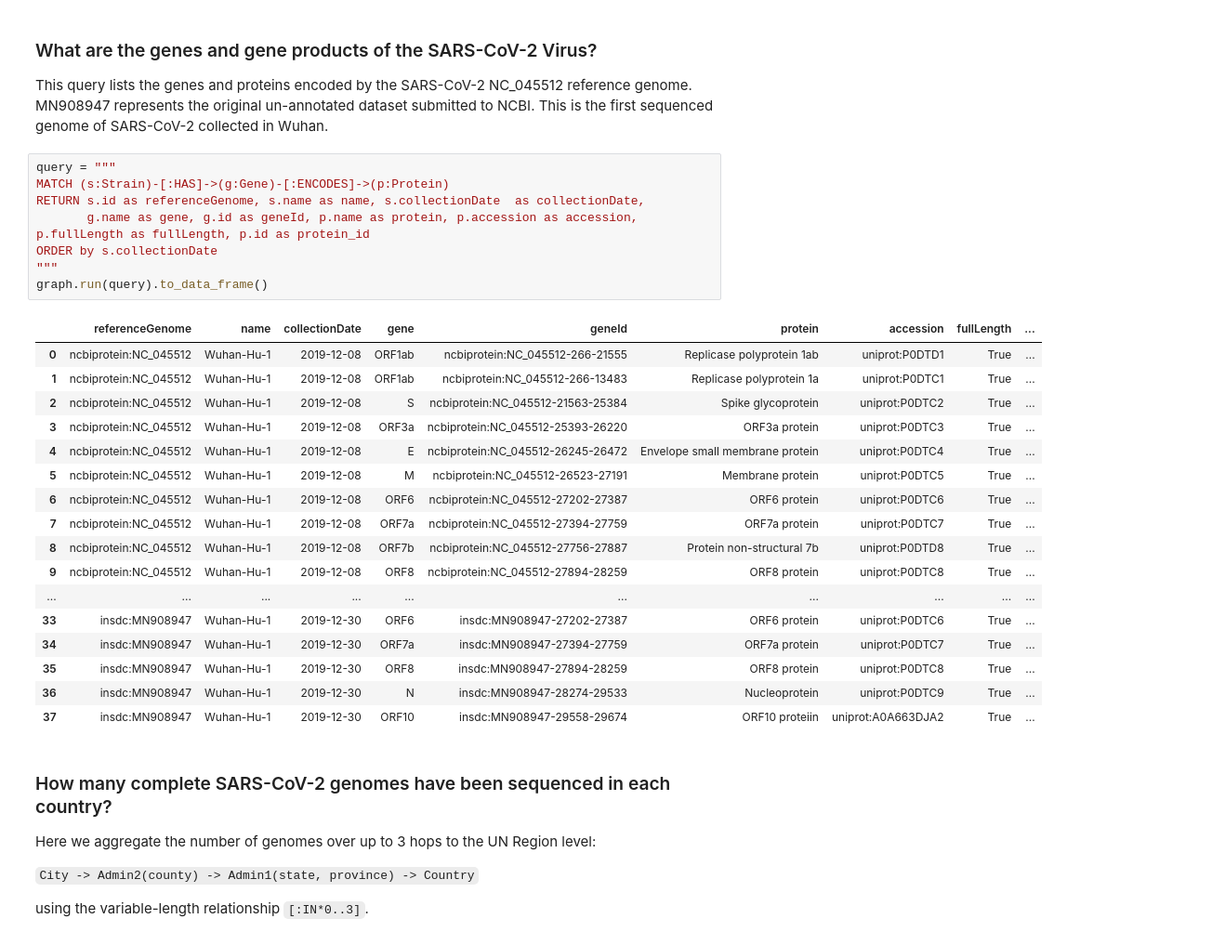
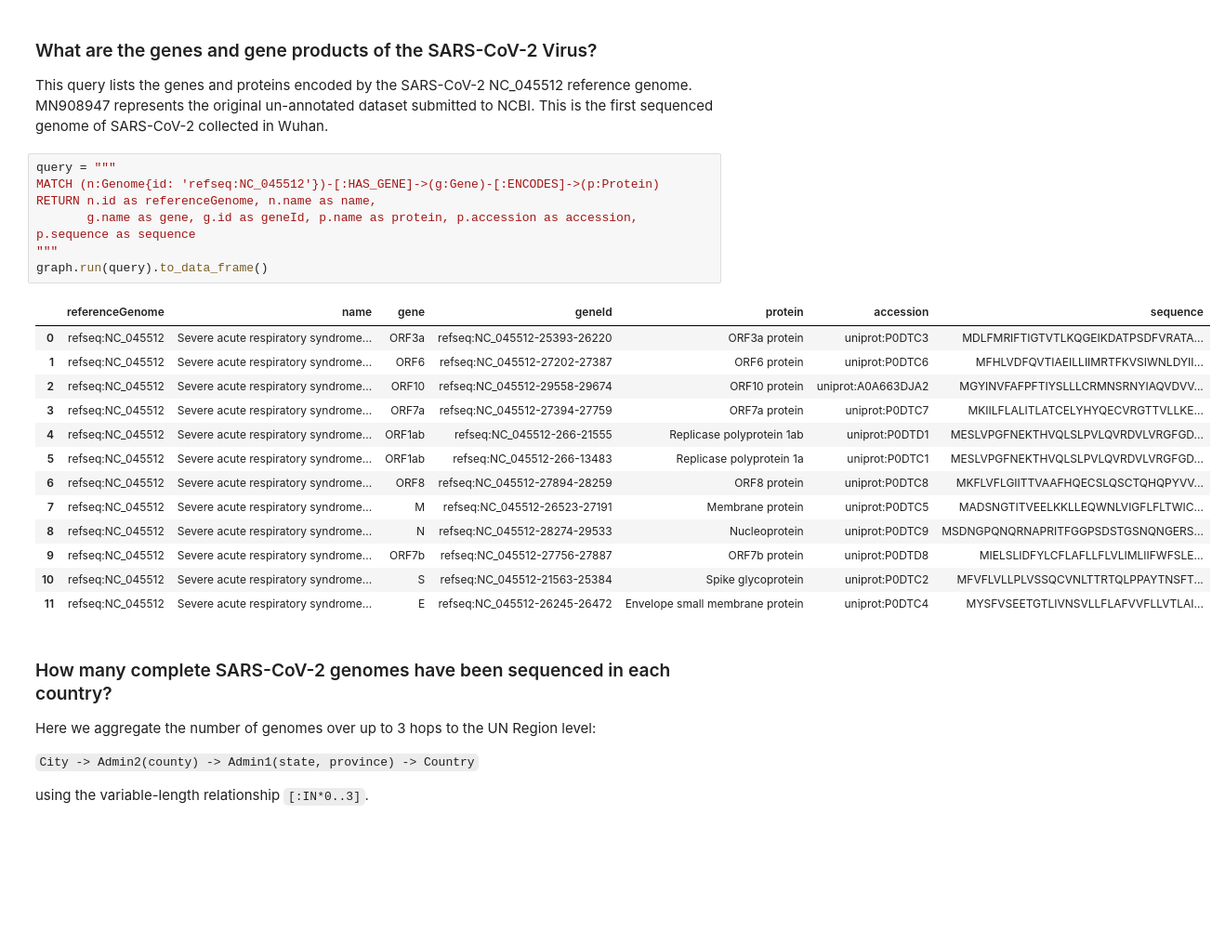
Before and after one commit to covid-19-net/covid-19-community, a Jupyter notebook: notebooks/queries/Bioentities.ipynb, the cells around one changed output. Shown: that part at 93% size. Drawn from its saved outputs; the diff is of its cells as text; blank space fills up the shorter version.

```diff
--- a/notebooks/queries/Bioentities.ipynb
+++ b/notebooks/queries/Bioentities.ipynb
@@ -145,30 +153,25 @@ graph.run(query).to_data_frame().head(20)
 This query lists the genes and proteins encoded by the SARS-CoV-2 NC_045512 reference genome. MN908947 represents the original un-annotated dataset submitted to NCBI. This is the first sequenced genome of SARS-CoV-2 collected in Wuhan.
 # %%
 query = """
-MATCH (s:Strain)-[:HAS]->(g:Gene)-[:ENCODES]->(p:Protein)
-RETURN s.id as referenceGenome, s.name as name, s.collectionDate  as collectionDate,
-       g.name as gene, g.id as geneId, p.name as protein, p.accession as accession, p.fullLength as fullLength, p.id as protein_id
-ORDER by s.collectionDate
+MATCH (n:Genome{id: 'refseq:NC_045512'})-[:HAS_GENE]->(g:Gene)-[:ENCODES]->(p:Protein)
+RETURN n.id as referenceGenome, n.name as name,
+       g.name as gene, g.id as geneId, p.name as protein, p.accession as accession, p.sequence as sequence
 """
 graph.run(query).to_data_frame()
 # %% [output]
-|  | referenceGenome | name | collectionDate | gene | geneId | protein | accession | fullLength | ... |
-| 0 | ncbiprotein:NC_045512 | Wuhan-Hu-1 | 2019-12-08 | ORF1ab | ncbiprotein:NC_045512-266-21555 | Replicase polyprotein 1ab | uniprot:P0DTD1 | True | ... |
-| 1 | ncbiprotein:NC_045512 | Wuhan-Hu-1 | 2019-12-08 | ORF1ab | ncbiprotein:NC_045512-266-13483 | Replicase polyprotein 1a | uniprot:P0DTC1 | True | ... |
-| 2 | ncbiprotein:NC_045512 | Wuhan-Hu-1 | 2019-12-08 | S | ncbiprotein:NC_045512-21563-25384 | Spike glycoprotein | uniprot:P0DTC2 | True | ... |
-| 3 | ncbiprotein:NC_045512 | Wuhan-Hu-1 | 2019-12-08 | ORF3a | ncbiprotein:NC_045512-25393-26220 | ORF3a protein | uniprot:P0DTC3 | True | ... |
-| 4 | ncbiprotein:NC_045512 | Wuhan-Hu-1 | 2019-12-08 | E | ncbiprotein:NC_045512-26245-26472 | Envelope small membrane protein | uniprot:P0DTC4 | True | ... |
-| 5 | ncbiprotein:NC_045512 | Wuhan-Hu-1 | 2019-12-08 | M | ncbiprotein:NC_045512-26523-27191 | Membrane protein | uniprot:P0DTC5 | True | ... |
-| 6 | ncbiprotein:NC_045512 | Wuhan-Hu-1 | 2019-12-08 | ORF6 | ncbiprotein:NC_045512-27202-27387 | ORF6 protein | uniprot:P0DTC6 | True | ... |
-| 7 | ncbiprotein:NC_045512 | Wuhan-Hu-1 | 2019-12-08 | ORF7a | ncbiprotein:NC_045512-27394-27759 | ORF7a protein | uniprot:P0DTC7 | True | ... |
-| 8 | ncbiprotein:NC_045512 | Wuhan-Hu-1 | 2019-12-08 | ORF7b | ncbiprotein:NC_045512-27756-27887 | Protein non-structural 7b | uniprot:P0DTD8 | True | ... |
-| 9 | ncbiprotein:NC_045512 | Wuhan-Hu-1 | 2019-12-08 | ORF8 | ncbiprotein:NC_045512-27894-28259 | ORF8 protein | uniprot:P0DTC8 | True | ... |
-| ... | ... | ... | ... | ... | ... | ... | ... | ... | ... |
-| 33 | insdc:MN908947 | Wuhan-Hu-1 | 2019-12-30 | ORF6 | insdc:MN908947-27202-27387 | ORF6 protein | uniprot:P0DTC6 | True | ... |
-| 34 | insdc:MN908947 | Wuhan-Hu-1 | 2019-12-30 | ORF7a | insdc:MN908947-27394-27759 | ORF7a protein | uniprot:P0DTC7 | True | ... |
-| 35 | insdc:MN908947 | Wuhan-Hu-1 | 2019-12-30 | ORF8 | insdc:MN908947-27894-28259 | ORF8 protein | uniprot:P0DTC8 | True | ... |
-| 36 | insdc:MN908947 | Wuhan-Hu-1 | 2019-12-30 | N | insdc:MN908947-28274-29533 | Nucleoprotein | uniprot:P0DTC9 | True | ... |
-| 37 | insdc:MN908947 | Wuhan-Hu-1 | 2019-12-30 | ORF10 | insdc:MN908947-29558-29674 | ORF10 proteiin | uniprot:A0A663DJA2 | True | ... |
+|  | referenceGenome | name | gene | geneId | protein | accession | sequence |
+| 0 | refseq:NC_045512 | Severe acute respiratory syndrome... | ORF3a | refseq:NC_045512-25393-26220 | ORF3a protein | uniprot:P0DTC3 | MDLFMRIFTIGTVTLKQGEIKDATPSDFVRATA... |
+| 1 | refseq:NC_045512 | Severe acute respiratory syndrome... | ORF6 | refseq:NC_045512-27202-27387 | ORF6 protein | uniprot:P0DTC6 | MFHLVDFQVTIAEILLIIMRTFKVSIWNLDYII... |
+| 2 | refseq:NC_045512 | Severe acute respiratory syndrome... | ORF10 | refseq:NC_045512-29558-29674 | ORF10 protein | uniprot:A0A663DJA2 | MGYINVFAFPFTIYSLLLCRMNSRNYIAQVDVV... |
+| 3 | refseq:NC_045512 | Severe acute respiratory syndrome... | ORF7a | refseq:NC_045512-27394-27759 | ORF7a protein | uniprot:P0DTC7 | MKIILFLALITLATCELYHYQECVRGTTVLLKE... |
+| 4 | refseq:NC_045512 | Severe acute respiratory syndrome... | ORF1ab | refseq:NC_045512-266-21555 | Replicase polyprotein 1ab | uniprot:P0DTD1 | MESLVPGFNEKTHVQLSLPVLQVRDVLVRGFGD... |
+| 5 | refseq:NC_045512 | Severe acute respiratory syndrome... | ORF1ab | refseq:NC_045512-266-13483 | Replicase polyprotein 1a | uniprot:P0DTC1 | MESLVPGFNEKTHVQLSLPVLQVRDVLVRGFGD... |
+| 6 | refseq:NC_045512 | Severe acute respiratory syndrome... | ORF8 | refseq:NC_045512-27894-28259 | ORF8 protein | uniprot:P0DTC8 | MKFLVFLGIITTVAAFHQECSLQSCTQHQPYVV... |
+| 7 | refseq:NC_045512 | Severe acute respiratory syndrome... | M | refseq:NC_045512-26523-27191 | Membrane protein | uniprot:P0DTC5 | MADSNGTITVEELKKLLEQWNLVIGFLFLTWIC... |
+| 8 | refseq:NC_045512 | Severe acute respiratory syndrome... | N | refseq:NC_045512-28274-29533 | Nucleoprotein | uniprot:P0DTC9 | MSDNGPQNQRNAPRITFGGPSDSTGSNQNGERS... |
+| 9 | refseq:NC_045512 | Severe acute respiratory syndrome... | ORF7b | refseq:NC_045512-27756-27887 | ORF7b protein | uniprot:P0DTD8 | MIELSLIDFYLCFLAFLLFLVLIMLIIFWFSLE... |
+| 10 | refseq:NC_045512 | Severe acute respiratory syndrome... | S | refseq:NC_045512-21563-25384 | Spike glycoprotein | uniprot:P0DTC2 | MFVFLVLLPLVSSQCVNLTTRTQLPPAYTNSFT... |
+| 11 | refseq:NC_045512 | Severe acute respiratory syndrome... | E | refseq:NC_045512-26245-26472 | Envelope small membrane protein | uniprot:P0DTC4 | MYSFVSEETGTLIVNSVLLFLAFVVFLLVTLAI... |
 # %% [markdown]
 ### How many complete SARS-CoV-2 genomes have been sequenced in each country?
 Here we aggregate the number of genomes over up to 3 hops to the UN Region level:
```
Also changed, not shown: parts of 8 cells of this notebook.
